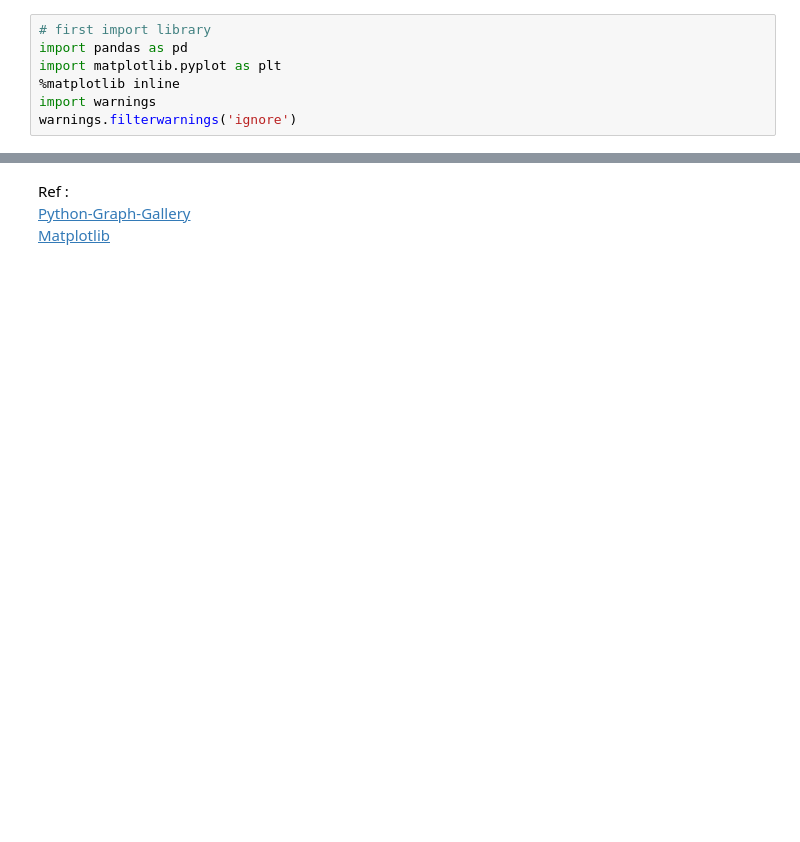
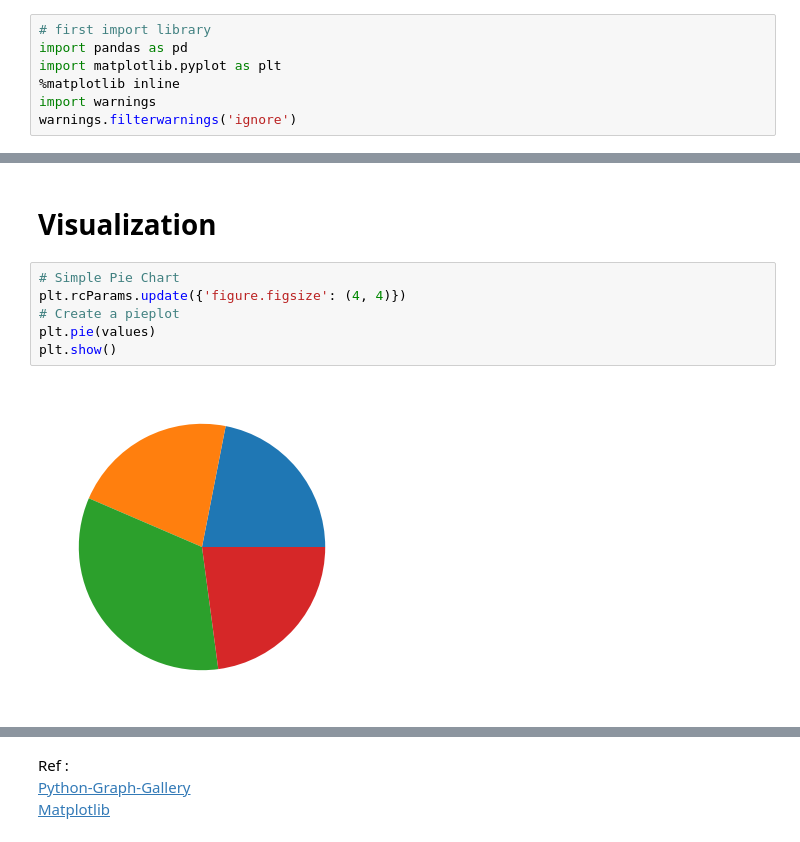
Before and after one commit to pritomsh/piechart-with-matplotlib, a Jupyter notebook: piechart-with-matplotlib.ipynb, the cells around one changed output, grey strips where cells are left out. Cells and saved outputs as stored; diff of their text form; blank space fills up the shorter version.

```diff
--- a/piechart-with-matplotlib.ipynb
+++ b/piechart-with-matplotlib.ipynb
@@ -43,0 +101,10 @@ plt.show()
+# %% [markdown]
+# Visualization
+# %%
+# Simple Pie Chart
+plt.rcParams.update({'figure.figsize': (4, 4)})
+# Create a pieplot
+plt.pie(values)
+plt.show()
+# %% [output]
+[figure, added]
```
Also changed, not shown: parts of 32 cells of this notebook.
